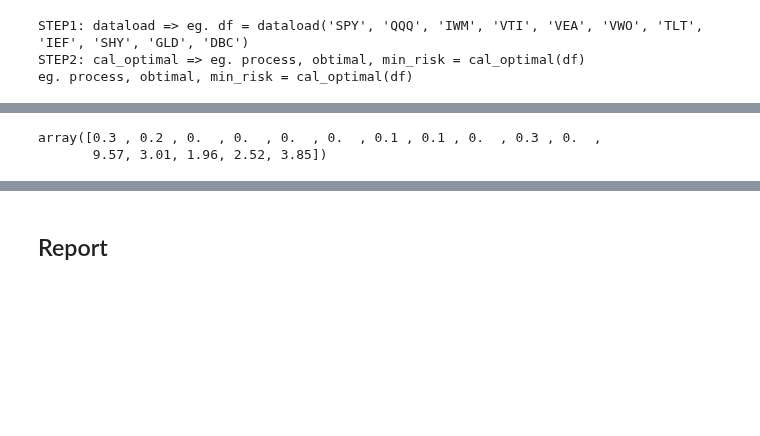
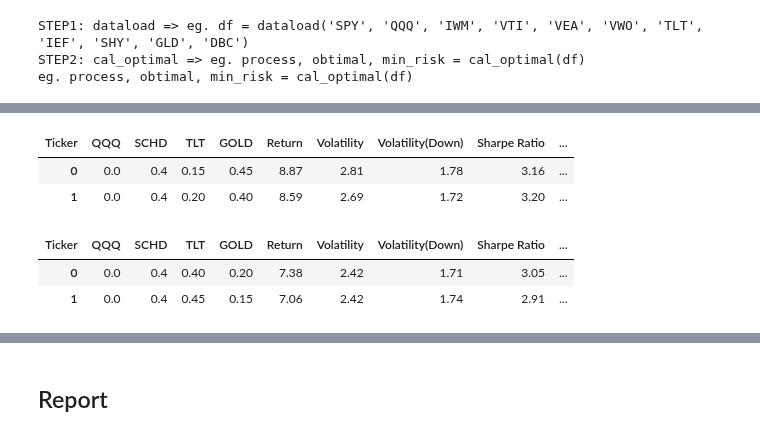
Before and after one commit to sdjhs0327/ws_fn, a Jupyter notebook: strategy/00_02_AWP.ipynb, the cells around one changed output, grey strips where cells are left out. Cells and saved outputs as stored; diff of their text form; code cells hidden in the pictures; blank space fills up the shorter version.

```diff
--- a/strategy/00_02_AWP.ipynb
+++ b/strategy/00_02_AWP.ipynb
@@ -192,3 +213,28 @@ class PortfolioAllocator(object):
         min_risk = min_risk.reset_index(drop=True)
 
         return process, obtimal, min_risk
+# %%
+## beta를 이용한 imputation
+def imputation(df, basis_name, target_name):
+    dataset = df.copy()
+    rets = dataset[[target_name, basis_name]].dropna(subset=[basis_name]).pct_change()
+
+    # 공분산과 분산 계산
+    cov_matrix = np.cov(rets.dropna()[target_name], rets.dropna()[basis_name])
+    cov_stock_market = cov_matrix[0, 1]  # 공분산
+    var_market = cov_matrix[1, 1]        # market 분산
+    # 베타 계산
+    beta = cov_stock_market / var_market
+    rets[target_name][rets[target_name].isna()] = rets[basis_name]*beta
+    rets = rets.fillna(0)
+    df_imputed = (rets+1).cumprod()
+    dataset[target_name] = df_imputed[target_name]
+    print(beta)
+    return dataset
+
+def split_time_series(df, n_days):
+    split_days = n_days
+    dfs = []
+    for i in range(len(df)-split_days+1):
+        dfs.append(df[i:split_days+i])
+    return dfs
@@ -240,8 +329,15 @@ plt.show()
 # %%
-obtimal.values[0]
+obtimal
 # %% [output]
-array([0.3 , 0.2 , 0.  , 0.  , 0.  , 0.  , 0.1 , 0.1 , 0.  , 0.3 , 0.  ,
-       9.57, 3.01, 1.96, 2.52, 3.85])
+| Ticker | QQQ | SCHD | TLT | GOLD | Return | Volatility | Volatility(Down) | Sharpe Ratio | ... |
+| 0 | 0.0 | 0.4 | 0.15 | 0.45 | 8.87 | 2.81 | 1.78 | 3.16 | ... |
+| 1 | 0.0 | 0.4 | 0.20 | 0.40 | 8.59 | 2.69 | 1.72 | 3.20 | ... |
+# %%
+min_risk
+# %% [output]
+| Ticker | QQQ | SCHD | TLT | GOLD | Return | Volatility | Volatility(Down) | Sharpe Ratio | ... |
+| 0 | 0.0 | 0.4 | 0.40 | 0.20 | 7.38 | 2.42 | 1.71 | 3.05 | ... |
+| 1 | 0.0 | 0.4 | 0.45 | 0.15 | 7.06 | 2.42 | 1.74 | 2.91 | ... |
 # %%
 ratio = pd.DataFrame(list(obtimal.values[0][:-5]),
              index=obtimal.columns[:-5], columns=['ratio'])
```
Also changed, not shown: parts of 28 cells of this notebook.
